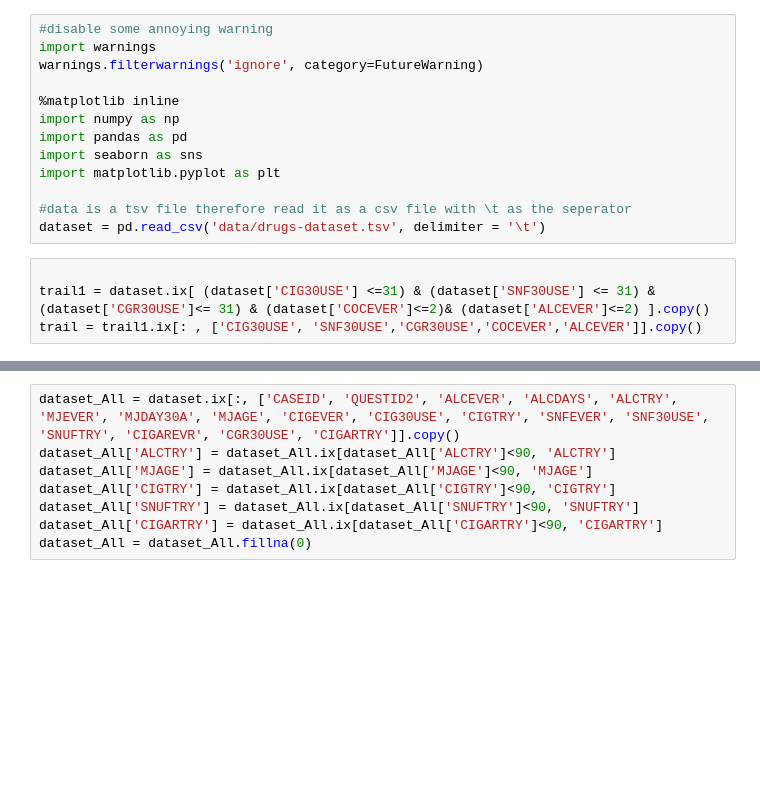
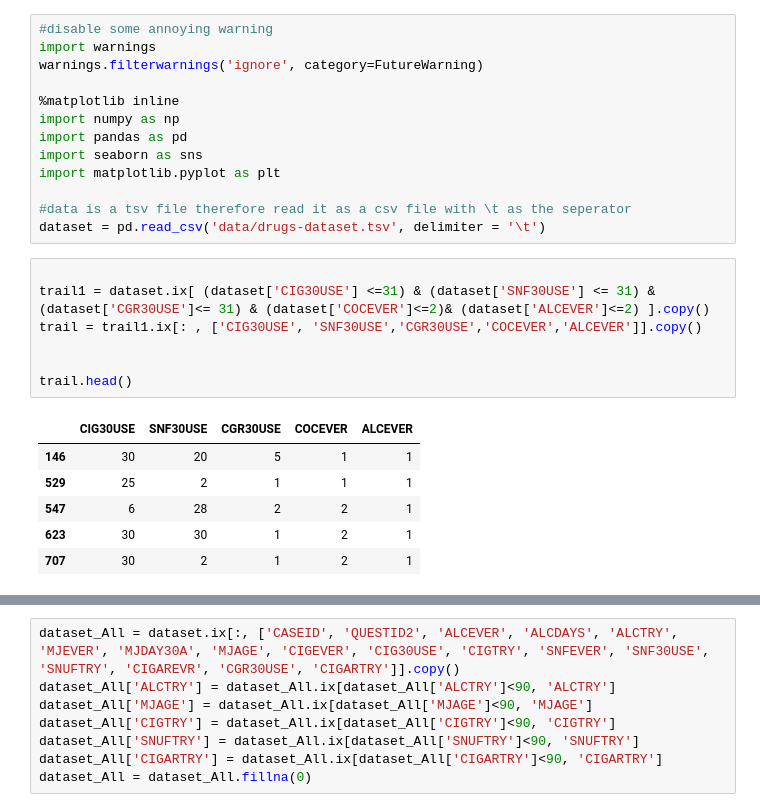
Before and after one commit to AliaAlaaElDinAdly/VA_Project, a Jupyter notebook: Clustering.ipynb, the cells around one changed output, grey strips where cells are left out. Drawn from its saved outputs; the diff is of its cells as text; blank space fills up the shorter version.

```diff
--- a/Clustering.ipynb
+++ b/Clustering.ipynb
@@ -14,5 +14,15 @@ dataset = pd.read_csv('data/drugs-dataset.tsv', delimiter = '\t')
 # %%
 
 trail1 = dataset.ix[ (dataset['CIG30USE'] <=31) & (dataset['SNF30USE'] <= 31) & (dataset['CGR30USE']<= 31) & (dataset['COCEVER']<=2)& (dataset['ALCEVER']<=2) ].copy()
 trail = trail1.ix[: , ['CIG30USE', 'SNF30USE','CGR30USE','COCEVER','ALCEVER']].copy()
+
+
+trail.head()
+# %% [output]
+|  | CIG30USE | SNF30USE | CGR30USE | COCEVER | ALCEVER |
+| 146 | 30 | 20 | 5 | 1 | 1 |
+| 529 | 25 | 2 | 1 | 1 | 1 |
+| 547 | 6 | 28 | 2 | 2 | 1 |
+| 623 | 30 | 30 | 1 | 2 | 1 |
+| 707 | 30 | 2 | 1 | 2 | 1 |
 # %%
```
Also changed, not shown: parts of 10 cells of this notebook.
